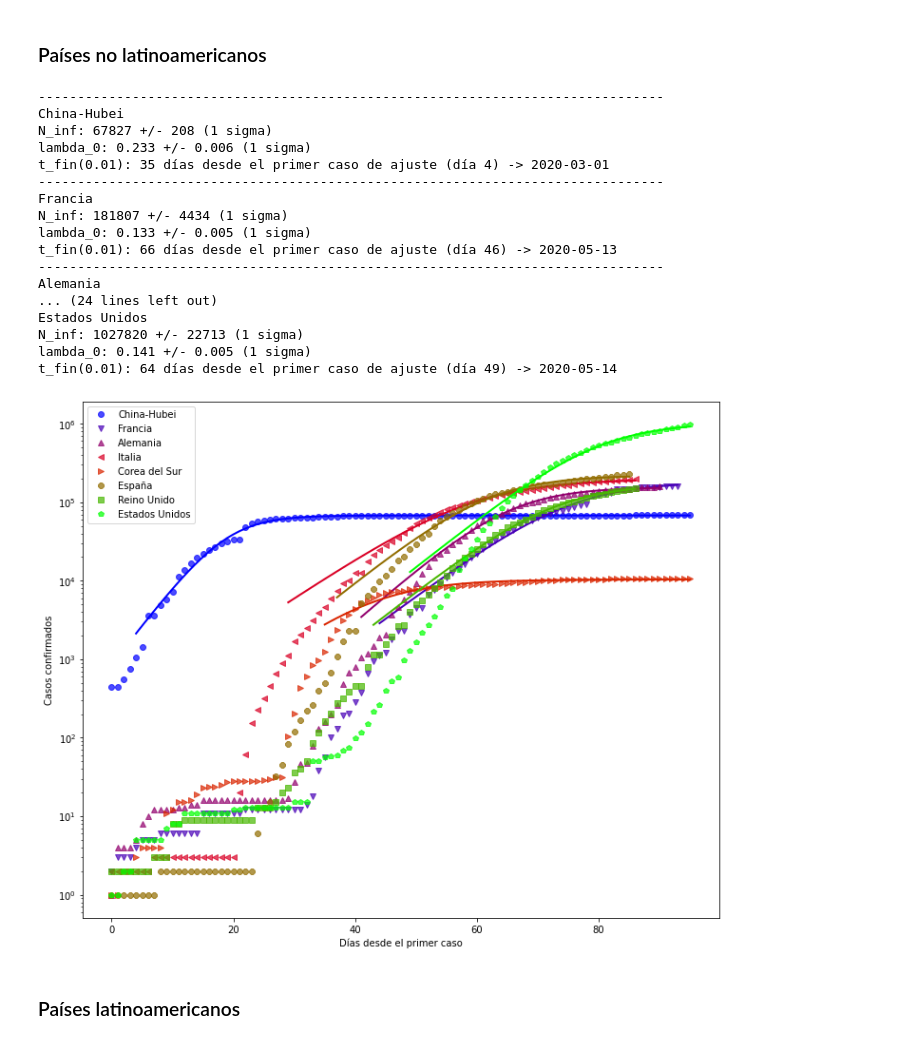
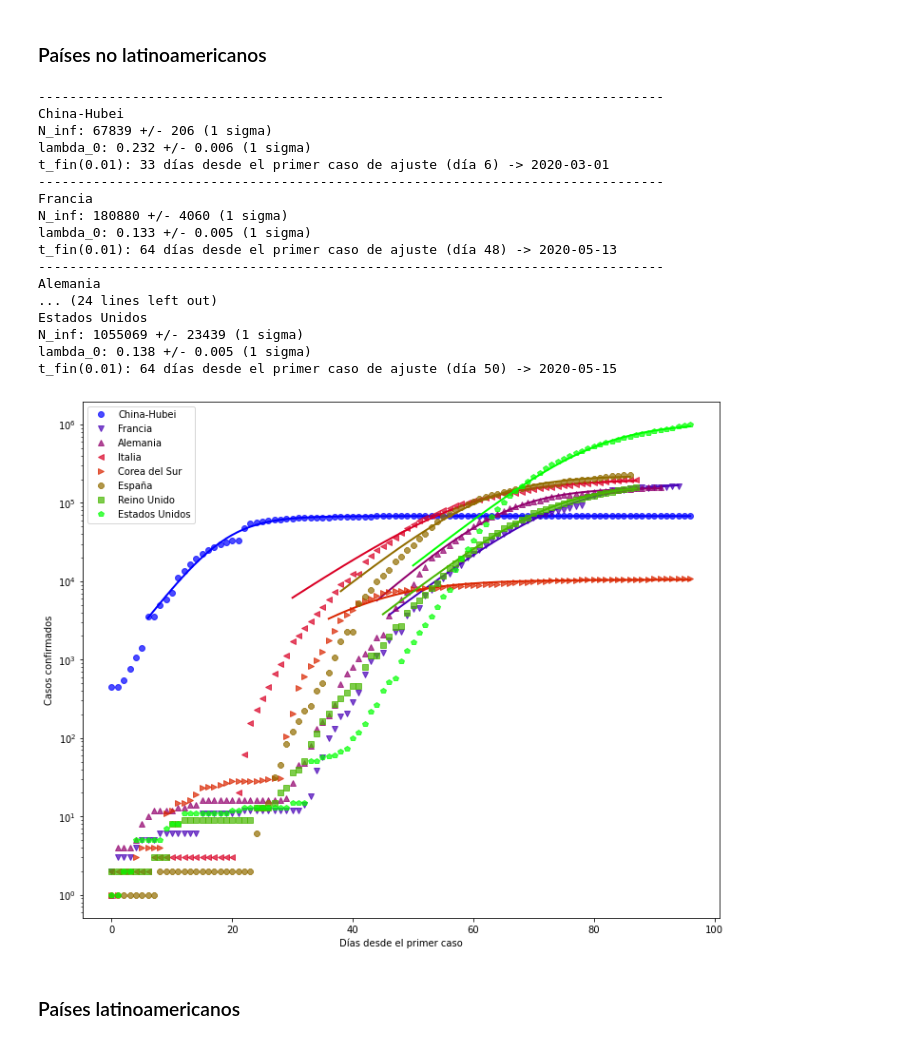
Before and after one commit to manuxch/logistic-covid19, a Jupyter notebook: Logistic_model_COVID-19.ipynb, the cells around one changed output. Drawn from its saved outputs; the diff is of its cells as text; code cells hidden in the pictures.

Commit message:
Actualización diaria de visualizaciones, ajustes y registros

```diff
--- a/Logistic_model_COVID-19.ipynb
+++ b/Logistic_model_COVID-19.ipynb
@@ -180,26 +180,26 @@ El número de casos confirmados se obtiene a partir de los test que se le realiz
 # %% [markdown]
 ### Países no latinoamericanos
 # %%
-plot_fit(cases_no_lat, 1000, 'Casos confirmados', p_fin=0.01)
+plot_fit(cases_no_lat, 1500, 'Casos confirmados', p_fin=0.01)
 # %% [output]
 --------------------------------------------------------------------------------
 China-Hubei
-N_inf: 67827 +/- 208 (1 sigma)
-lambda_0: 0.233 +/- 0.006 (1 sigma)
-t_fin(0.01): 35 días desde el primer caso de ajuste (día 4) -> 2020-03-01
+N_inf: 67839 +/- 206 (1 sigma)
+lambda_0: 0.232 +/- 0.006 (1 sigma)
+t_fin(0.01): 33 días desde el primer caso de ajuste (día 6) -> 2020-03-01
 --------------------------------------------------------------------------------
 Francia
-N_inf: 181807 +/- 4434 (1 sigma)
+N_inf: 180880 +/- 4060 (1 sigma)
 lambda_0: 0.133 +/- 0.005 (1 sigma)
-t_fin(0.01): 66 días desde el primer caso de ajuste (día 46) -> 2020-05-13
+t_fin(0.01): 64 días desde el primer caso de ajuste (día 48) -> 2020-05-13
 --------------------------------------------------------------------------------
 Alemania
 ... (24 lines left out)
 Estados Unidos
-N_inf: 1027820 +/- 22713 (1 sigma)
-lambda_0: 0.141 +/- 0.005 (1 sigma)
-t_fin(0.01): 64 días desde el primer caso de ajuste (día 49) -> 2020-05-14
+N_inf: 1055069 +/- 23439 (1 sigma)
+lambda_0: 0.138 +/- 0.005 (1 sigma)
+t_fin(0.01): 64 días desde el primer caso de ajuste (día 50) -> 2020-05-15
-[figure, old version]
+[figure, new version]
 # %% [markdown]
 ### Países latinoamericanos
 # %%
```
Also changed, not shown: parts of 8 cells of this notebook.
